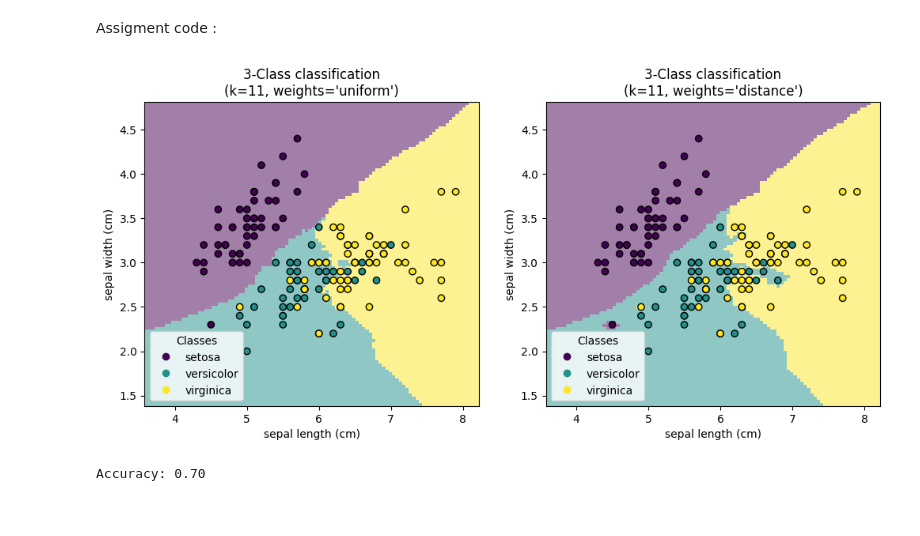
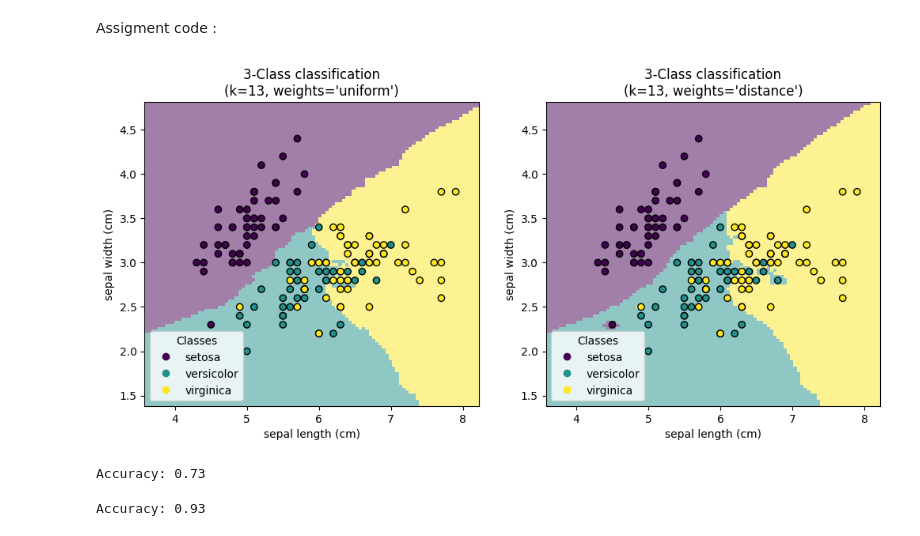
Before and after one commit to Abdo-Anwar/Torp-ML1, a Jupyter notebook: Task1/Task-1.ipynb, the cells around one changed output. Drawn from its saved outputs; the diff is of its cells as text; code cells hidden in the pictures.

```diff
--- a/Task1/Task-1.ipynb
+++ b/Task1/Task-1.ipynb
@@ -92,7 +92,7 @@ X_train, X_test, y_train, y_test = train_test_split(X, y, test_size=0.2, stratif
 
 
 clf = Pipeline(
-    steps=[("scaler", StandardScaler()), ("knn", KNeighborsClassifier(n_neighbors=11))]
+    steps=[("scaler", StandardScaler()), ("knn", KNeighborsClassifier(n_neighbors=13))]
 )
 clf.fit(X_train, y_train)
 y_pred = clf.predict(X_test)
@@ -101,32 +101,51 @@ _, axs = plt.subplots(ncols=2, figsize=(12, 5))
 
 for ax, weights in zip(axs, ("uniform", "distance")):
     clf.set_params(knn__weights=weights).fit(X_train, y_train)
     disp = DecisionBoundaryDisplay.from_estimator(
         clf,
         X_test,
         response_method="predict",
         plot_method="pcolormesh",
         xlabel=iris.feature_names[0],
         ylabel=iris.feature_names[1],
         shading="auto",
         alpha=0.5,
         ax=ax,
     )
     scatter = disp.ax_.scatter(X.iloc[:, 0], X.iloc[:, 1], c=y, edgecolors="k")
     disp.ax_.legend(
         scatter.legend_elements()[0],
         iris.target_names,
         loc="lower left",
         title="Classes",
     )
     _ = disp.ax_.set_title(
         f"3-Class classification\n(k={clf[-1].n_neighbors}, weights={weights!r})"
     )
 
 plt.show()
 
 accuracy = accuracy_score(y_test, y_pred)
 print(f'Accuracy: {accuracy:.2f}')
 # %% [output]
-[figure, old version]
+[figure, new version]
-Accuracy: 0.70
+Accuracy: 0.73
+# %%
+from sklearn.neighbors import KNeighborsClassifier
+from sklearn.model_selection import train_test_split
+from sklearn.datasets import load_iris
+from sklearn.metrics import accuracy_score
+iris = load_iris()
+X = iris.data
+y = iris.target
+
+X_train, X_test, y_train, y_test = train_test_split(X, y, test_size=0.2)
+knn = KNeighborsClassifier(n_neighbors=5)
+
+knn.fit(X_train, y_train)
+
+y_pred = knn.predict(X_test)
+accuracy = accuracy_score(y_test, y_pred)
+print(f'Accuracy: {accuracy:.2f}')
+# %% [output]
+Accuracy: 0.93
```
Also changed, not shown: parts of 4 cells of this notebook.
